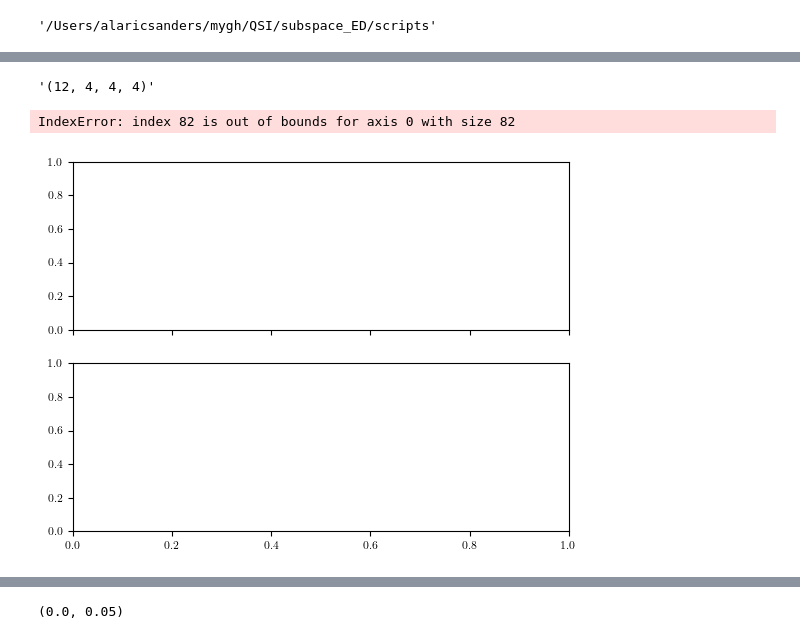
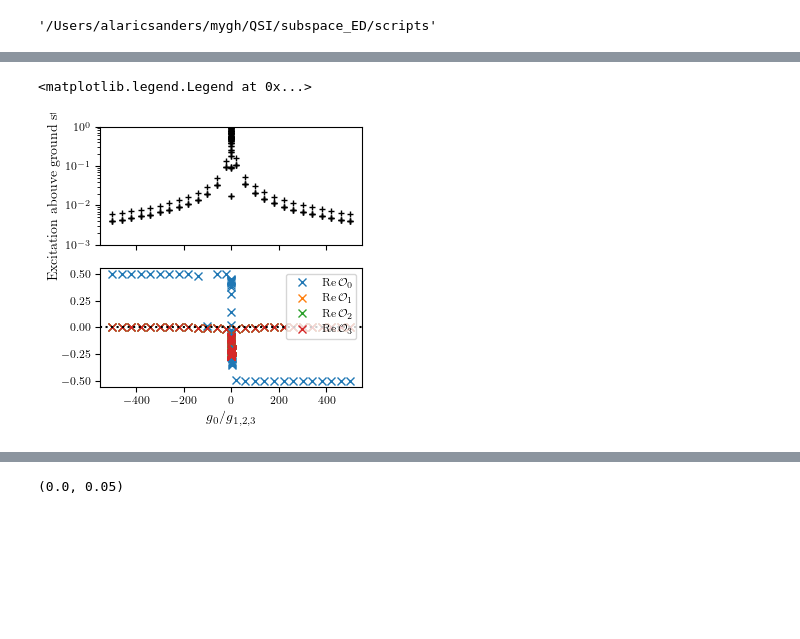
Before and after one commit to Spuriosity1/qsi_subspace_ED, a Jupyter notebook: scripts/process_field.ipynb, the cells around one changed output, grey strips where cells are left out. Drawn from its saved outputs; the diff is of its cells as text; code cells hidden in the pictures; blank space fills up the shorter version.

Commit message:
seem to have patched the main errors

```diff
--- a/scripts/process_field.ipynb
+++ b/scripts/process_field.ipynb
@@ -8,11 +8,8 @@ from scipy.optimize import brentq
 from process_field_impl import *
 
 
-# con = connect_npsql('../../ed_data/136g1_complete.db')
-# con = connect_npsql('../../ed_data/136g1.I_complete.db')
-# con = connect_npsql('../../ed_data/136g1.Y_complete.db')
-# con = connect_npsql('../../ed_data/136g2.I_complete.db')
-con = connect_npsql('../../ed_data/final/results_old.db')
-# con = connect_npsql('../../ed_data/test/results_1007.db')
-# con.execute("PRAGMA journal_mode=DELETE")
-con.commit()
+def prb_figsize(aspect_ratio = 2/3):
+    width = 3.375  # inches
+     # Adjust as needed (height/width)
+    height = width * aspect_ratio
+    return (width, height)
@@ -239,43 +270,59 @@ class RingInterpolator_110(RingInterpolator):
     def check_g_compatible(self, g):
         assert close(g[0], g[1]) and close(g[2], g[3]), "g has wrong signature"
         # pass
-# %%
-unique_sectors[47]
-# %% [output]
-'(12, 4, 4, 4)'
 # %%
 x = {}
 E = {}
 expO = {}
 
 for secid in unique_sectors:
-    x[secid], E_tmp, expO[secid] = import_data_111(1, lats[4],  '(9, 9, 10, 8)' )
+    x[secid], E_tmp, expO[secid] = import_data_111(1, lats[0],  sec_names[secid] )
     E[secid] = np.sort(E_tmp, axis=1)
 # %%
-fig, (ax1, ax2) = plt.subplots(nrows=2,sharex=True)
+%matplotlib inline
+plt.close('all')
+fig, (ax1, ax2) = plt.subplots(nrows=2,sharex=True,figsize=prb_figsize(1))
 
 x_to_plot = []
-E_to_plot = []
+# E_to_plot = []
+minE = []
 O_to_plot = []
+gs_dimension = []
+# plot spectrum and O, in the true ground state at each point
+for (ix, x), secid in zip(enumerate(xx), np.array(sec)[:,0]):
+    sector = sec_names[secid]
+    x_to_plot.append(x)
+    minE.append(E[secid][ix,0])
+    O_to_plot.append([np.linalg.eigvalsh(expO[secid][ix][mu])[0] for mu in range(4)])
+    gs_dimension.append(expO[secid][ix][0].shape[0])
 
-for (ix, x), secid in zip(enumerate(xx), np.array(sec)[:,0]):
-    sector = unique_sectors[secid]
-    x_to_plot.append(x)
-    E_to_plot.append(E[secid][ix,:30])
-    O_to_plot.append([np.linalg.eigvalsh(expO[secid][ix][mu])[0] for mu in range(4)])
-
-E_to_plot=np.array(E_to_plot)
+# E_to_plot=np.array(E_to_plot)
 O_to_plot=np.array(O_to_plot)
 
-ax1.plot(x_to_plot,((E_to_plot[:,:30].T-E_to_plot[:,0])/np.sqrt(np.array(x)**2 + 3)).T,'x')
-ax1.set_ylim([0,0.05])
+# the GS degenracy
+# ax1_dual = ax1.twinx()
+# ax1_dual.plot(x_to_plot, gs_dimension,'.',zorder=-100,color='r',label="ground state degeneracy")
+# ax1_dual.set_yticks([1,2,3,4])
+# ax1_dual.set_ylabel("GS manifold dim")
+
+for secid in unique_sectors:
+    ax1.plot(x_to_plot,((E[secid][:,:5].T-np.array(minE) ) ).T,'k+',ms=5)
+ax1.set_ylim([1e-3,1])
+ax1.set_yscale('log')
+ax1.set_ylabel('Excitation abouve ground state')
+
+
+
 # ring_vals = [np.linalg.eigvals(O)[:,-1] for O in expO]
 # ax2.plot(x, ring_vals,'+')
-
-ax2.plot(x_to_plot, O_to_plot[:,:],'x')
+for mu in range(4):
+    ax2.plot(x_to_plot, O_to_plot[:,mu],'x',label=r"$\mathrm{Re}\, \mathcal{O}_{%d}$" % mu)
+ax2.axhline(0,ls=':',color='k')
+ax2.set_xlabel(r'$g_0/g_{1,2,3}$')
+ax2.legend()
 # %% [output]
-IndexError: index 82 is out of bounds for axis 0 with size 82
+<matplotlib.legend.Legend at 0x...>
-[figure, old version]
+[figure, new version]
 # %%
 from scipy.interpolate import PchipInterpolator
 LinearInterpolator = lambda X,Y : lambda x : np.interp(x,X,Y)
```
Also changed, not shown: parts of 21 cells of this notebook, 6 other files.
